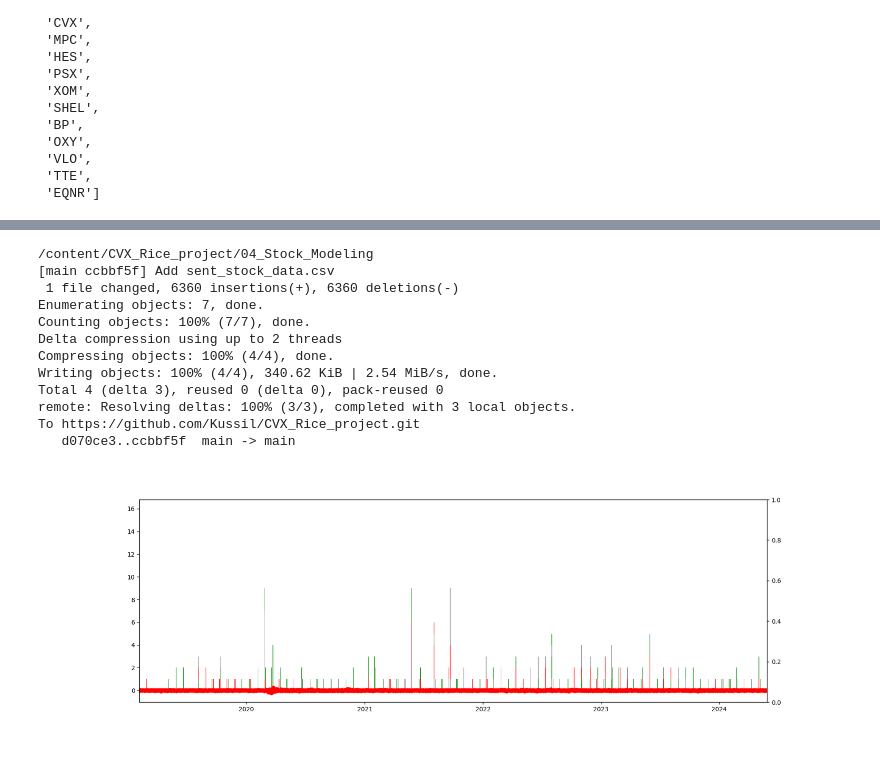
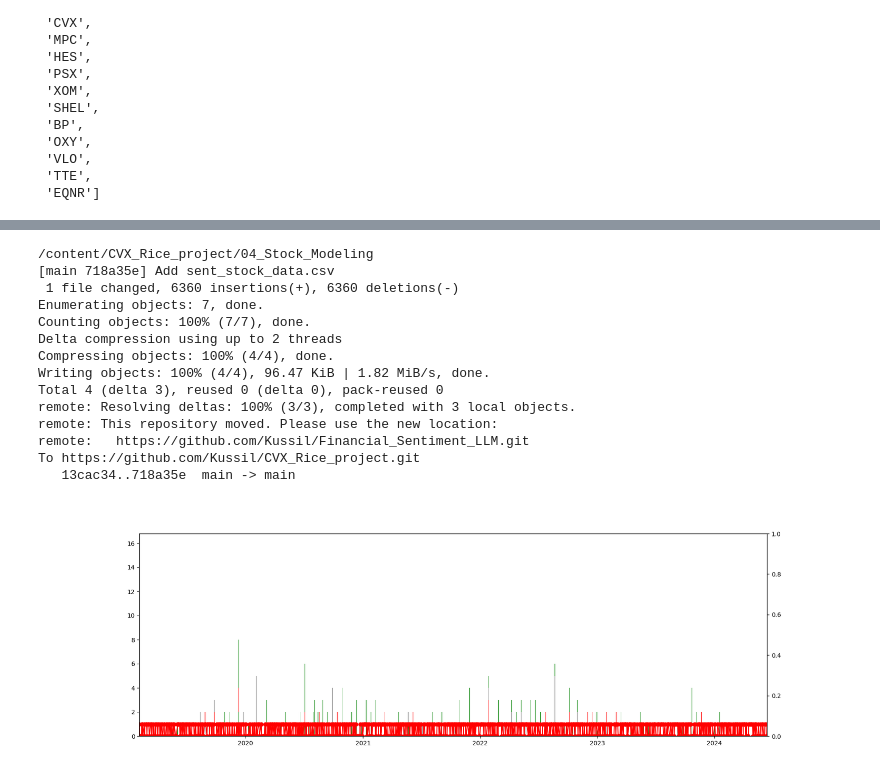
Before and after one commit to Kussil/Financial_Sentiment_LLM, a Jupyter notebook: 04_Stock_Modeling/Stock_Modeling.ipynb, the cells around one changed output, grey strips where cells are left out. Drawn from its saved outputs; the diff is of its cells as text; code cells hidden in the pictures.

```diff
--- a/04_Stock_Modeling/Stock_Modeling.ipynb
+++ b/04_Stock_Modeling/Stock_Modeling.ipynb
@@ -128,10 +115,12 @@ ret.describe()
 # %%
 # add overall article sentiment
-df_2 = df
-df_2['Sentiment'] = df_2[['Neutral', 'Positive', 'Negative']].idxmax(axis=1)
+df_sentiment = df
+
+# get Sentiment based on max score
+df_sentiment['Sentiment'] = df_sentiment[['Neutral', 'Positive', 'Negative']].idxmax(axis=1)
 
 # aggregate by ticker and date
-df_grouped = df_2.groupby(['Ticker', 'Date']).agg(
+df_grouped = df_sentiment.groupby(['Ticker', 'Date']).agg(
     article_count=('Article Headline', 'size'),
     neutral_count=('Sentiment', lambda x: (x == 'Neutral').sum()),
     positive_count=('Sentiment', lambda x: (x == 'Positive').sum()),
@@ -148,23 +137,26 @@ df_grouped = df_2.groupby(['Ticker', 'Date']).agg(
 df_grouped['Date String'] = df_grouped['Date'].astype(str)
 
 # reshape ret same day
-ret2 = ret.stack().reset_index()
-ret2.columns = ['Date', 'Ticker', 'Returns']
-ret2['Date'] = pd.to_datetime(ret2['Date'], format='mixed')
-ret2['Date']= pd.to_datetime(ret2['Date']).dt.date
-ret2['Date String']= ret2['Date'].astype(str)
-ret2.drop(columns=['Date'], inplace=True)
+ret_stack = ret.stack().reset_index()
+ret_stack.columns = ['Date', 'Ticker', 'Returns']
+ret_stack['Date'] = pd.to_datetime(ret_stack['Date'], format='mixed')
+ret_stack['Date']= pd.to_datetime(ret_stack['Date']).dt.date
+ret_stack['Date String']= ret_stack['Date'].astype(str)
+ret_stack.drop(columns=['Date'], inplace=True)
 
 # merge in returns for the day from YahooFinance
-df_merged = pd.merge(df_grouped, ret2, on=['Ticker', 'Date String'], how='left')
+df_merged = pd.merge(df_grouped, ret_stack, on=['Ticker', 'Date String'], how='left')
 df_merged.drop(columns=['Date String'], inplace=True)
 df_merged = df_merged.sort_values(['Ticker', 'Date'])
+
 # Fill NaN values with the next day's value within the same 'Ticker'
 df_merged['Returns (no NaN)'] = df_merged.groupby('Ticker')['Returns'].fillna(method='bfill')
 df_merged['Returns Next Day'] = df_merged.groupby('Ticker')['Returns'].shift(-1)
 df_merged['Returns Next Day(no NaN)'] = df_merged.groupby('Ticker')['Returns Next Day'].fillna(method='bfill')
 df_merged['Returns Next Day(no NaN)'] = df_merged['Returns Next Day(no NaN)'].fillna(df_merged['Returns (no NaN)'])
-df_merged['Pos Ratio'] = df_merged['positive_avg']/df_merged['article_count']
+df_merged['Neu Ratio'] = df_merged['neutral_count']/df_merged['article_count']
+df_merged['Pos Ratio'] = df_merged['positive_count']/df_merged['article_count']
+df_merged['Neg Ratio'] = df_merged['negative_count']/df_merged['article_count']
 df_merged
 # %% [output]
 |  | Ticker | Date | article_count | neutral_count | positive_count | negative_count | neutral_avg | ... |
@@ -192,9 +175,12 @@ plt.show()
 # %%
 # save csv locally
 df_merged.to_csv('/content/sample_data/sent_stock_data.csv', index=False)
+
 #Copy CSV to GitHub Repository
+
 !cp /content/sample_data/sent_stock_data.csv /content/CVX_Rice_project/04_Stock_Modeling/
 #Commit and Push Changes
+
 !git config --global user.email "bw58@rice.edu"
 %cd /content/CVX_Rice_project/04_Stock_Modeling/
 !git add sent_stock_data.csv
@@ -202,24 +188,22 @@ df_merged.to_csv('/content/sample_data/sent_stock_data.csv', index=False)
 !git push origin main
 # %% [output]
 /content/CVX_Rice_project/04_Stock_Modeling
-[main ccbbf5f] Add sent_stock_data.csv
+[main 718a35e] Add sent_stock_data.csv
  1 file changed, 6360 insertions(+), 6360 deletions(-)
 Enumerating objects: 7, done.
 Counting objects: 100% (7/7), done.
 Delta compression using up to 2 threads
 Compressing objects: 100% (4/4), done.
-Writing objects: 100% (4/4), 340.62 KiB | 2.54 MiB/s, done.
+Writing objects: 100% (4/4), 96.47 KiB | 1.82 MiB/s, done.
 Total 4 (delta 3), reused 0 (delta 0), pack-reused 0
 remote: Resolving deltas: 100% (3/3), completed with 3 local objects.
+remote: This repository moved. Please use the new location:
+remote:   https://github.com/Kussil/Financial_Sentiment_LLM.git
 To https://github.com/Kussil/CVX_Rice_project.git
-   d070ce3..ccbbf5f  main -> main
+   13cac34..718a35e  main -> main
 # %%
+# Visualize Example Stock Price Movements (Up/Down) with Article Counts
 %matplotlib ipympl
-import matplotlib
-import matplotlib.pyplot as plt
-from datetime import datetime
-import pytz
-import numpy as np
 tz = pytz.timezone('America/New_York')
 
 fig, ax1 = plt.subplots()
@@ -227,7 +211,9 @@ fig.set_size_inches(18.5, 6, forward=True)
 
 tolerance = 2 # points
 
-ax1.plot(ret.index, ret['CVX'], 'ro-', picker=tolerance)
+ret_binary = ret['CVX'].apply(lambda x: 1 if x > 0.0 else 0)
+
+ax1.plot(ret.index, ret_binary, 'ro-', picker=tolerance)
 
 #stacked bar
 dates = df_merged['Date']
@@ -242,31 +228,31 @@ colors = {
     "Neutral": 'gray',
     "Positive": 'green'
 }
 
 ax2 = ax1.twinx()
 
 width = 0.1
 bottom = np.zeros(len(dates))
 
 for sentiment, weight in weights.items():
   p = ax1.bar(dates, weight, width, label=sentiment, bottom=bottom, color=colors[sentiment])
   bottom += weight
 
 ax1.set_xlim(left=ret.index.min(),right=ret.index.max())
 ax2.set_xlim(left=ret.index.min(),right=ret.index.max())
 
 def onclick(event):
     line = event.artist
     xdata, ydata = line.get_data()
     ind = event.ind
     datetime_obj  = xdata[ind][0].astype('datetime64[s]').astype(datetime)
     formatted_date = datetime_obj.strftime('%Y-%m-%d')
     print(formatted_date)
     #query = 'summarize the top news articles for chevron?'
     #top_results = 3
     #print(textwrap.fill(ask_vector_query(query, top_results, date=str(formatted_date), pinecone_index = "newsembedding3"), width=80))
 
 #cid = fig.canvas.mpl_connect('button_press_event', onclick)
 cid = fig.canvas.mpl_connect('pick_event', onclick)
 # %% [output]
-[figure, old version]
+[figure, new version]
```
Also changed, not shown: parts of 30 cells of this notebook.
